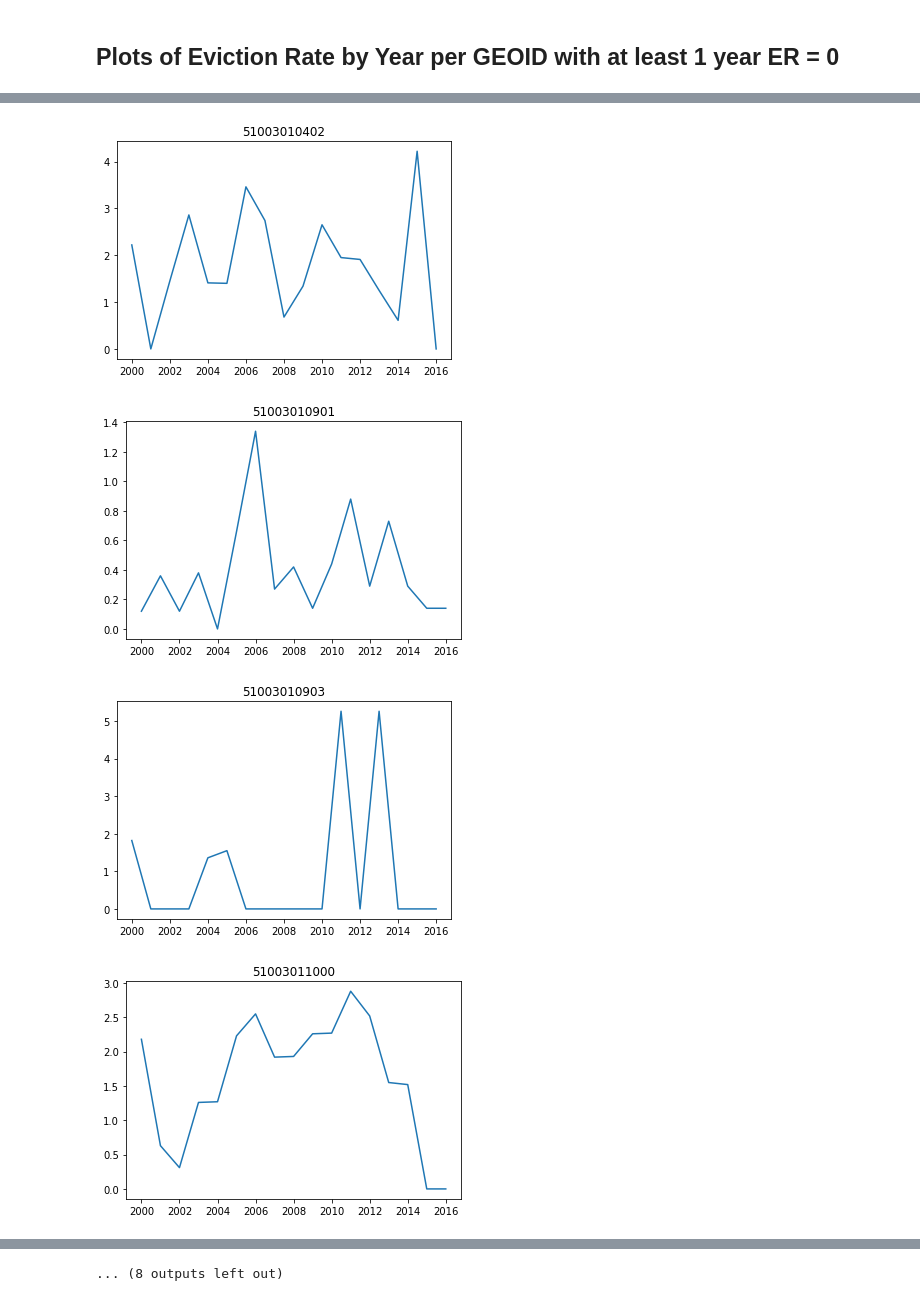
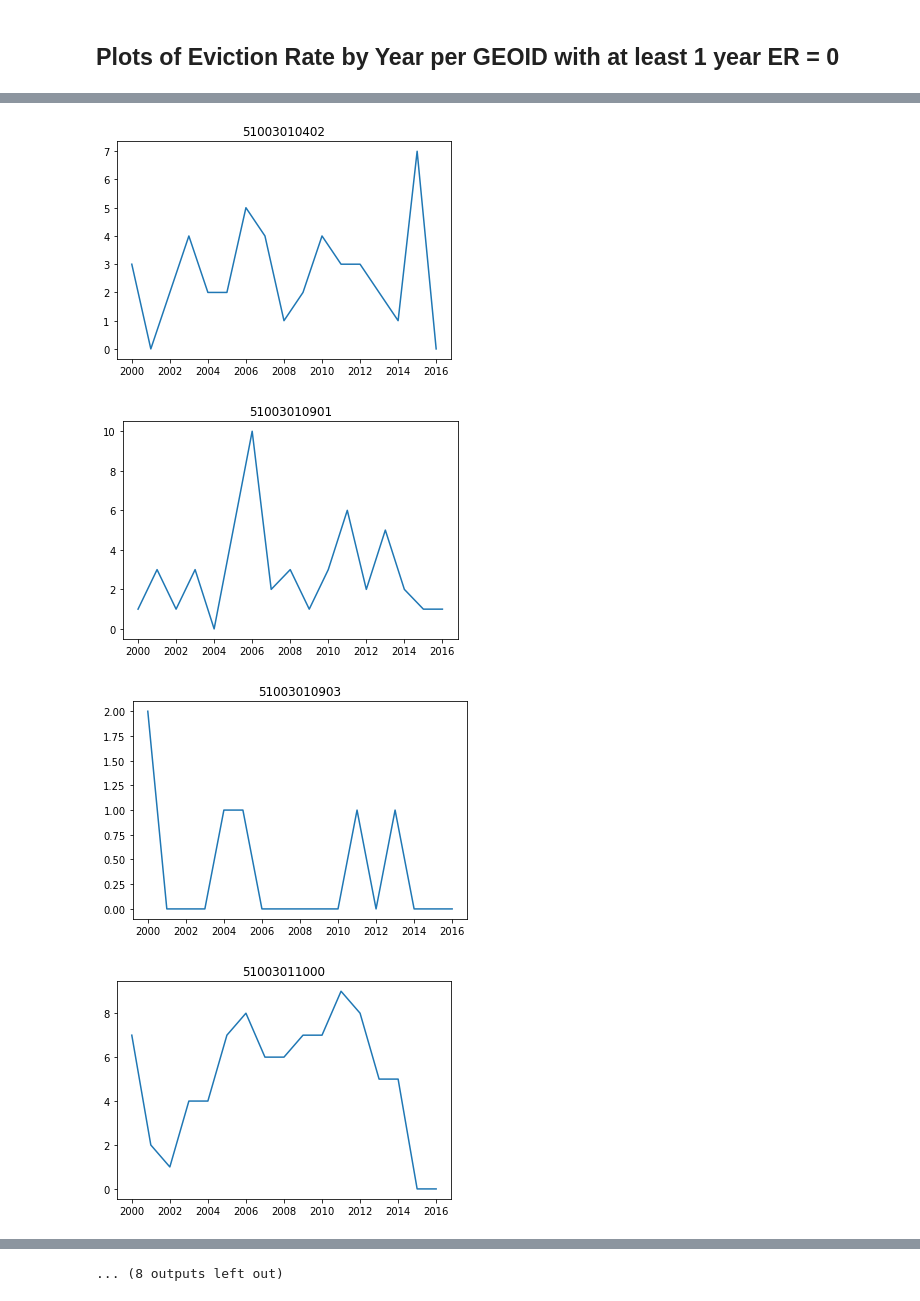
Before and after one commit to jamjensen/eviction-va, a Jupyter notebook: data-exploration.ipynb, the cells around one changed output, grey strips where cells are left out. Drawn from its saved outputs; the diff is of its cells as text; code cells hidden in the pictures.

```diff
--- a/data-exploration.ipynb
+++ b/data-exploration.ipynb
@@ -78,7 +78,7 @@ GEOIDS = df[df['eviction-rate'] == 0].GEOID.unique()
 for x in GEOIDS[:20]:
     tst = df[df['GEOID'] == x]
     plt.figure()
-    plt.plot(tst['year'], tst['eviction-rate'])
+    plt.plot(tst['year'], tst['evictions'])
     plt.title(x)
 # %% [output]
 [figure]
@@ -89,4 +89,4 @@ for x in GEOIDS[:20]:
-[figure, old version]
+[figure, new version]
-[figure, old version]
+[figure, new version]
-[figure, old version]
+[figure, new version]
-[figure, old version]
+[figure, new version]
```
Also changed, not shown: parts of 15 cells of this notebook.
